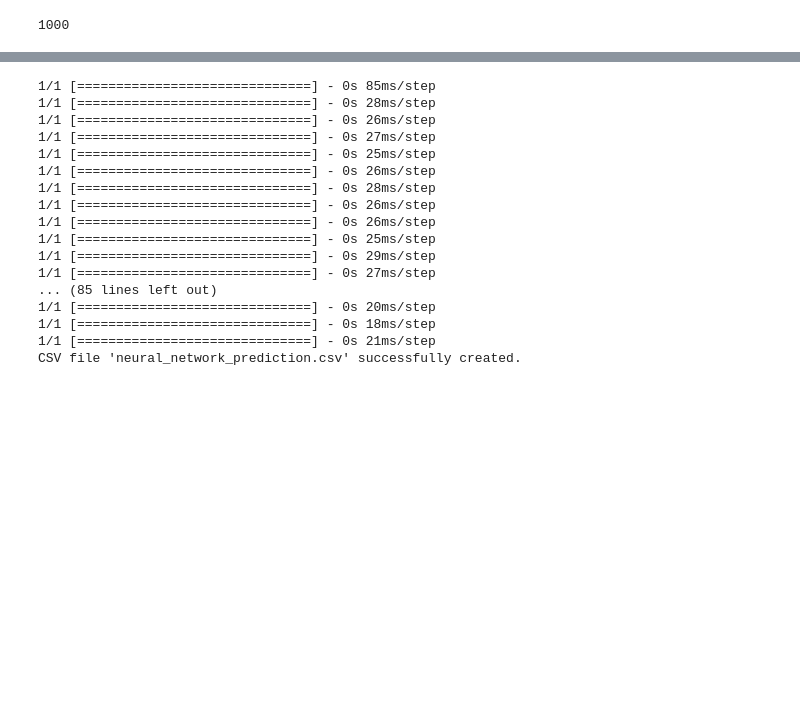
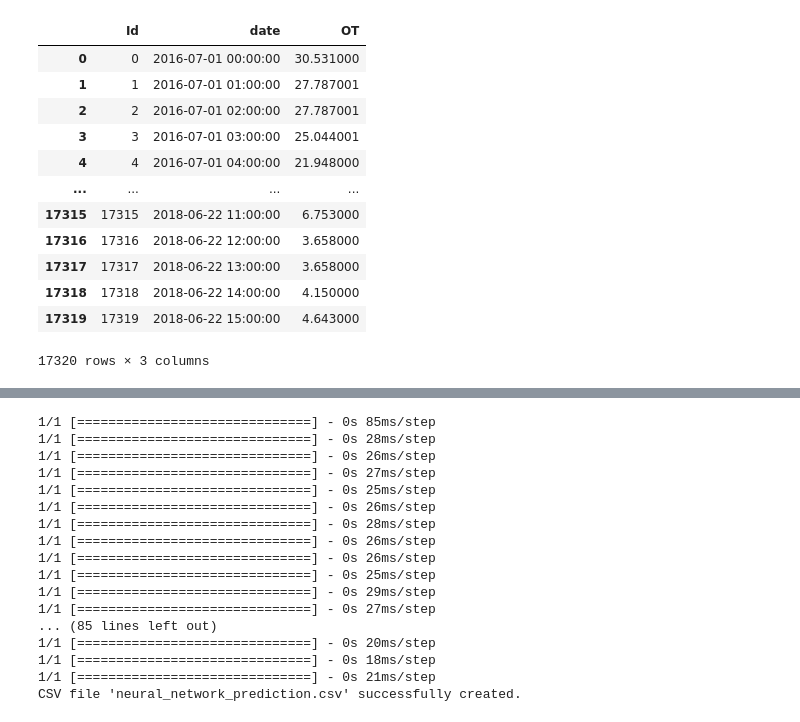
Before and after one commit to momoWantLearn/time_series_classification, a Jupyter notebook: neural_network.ipynb, the cells around one changed output, grey strips where cells are left out. Cells and saved outputs as stored; diff of their text form; code cells hidden in the pictures; blank space fills up the shorter version.

```diff
--- a/neural_network.ipynb
+++ b/neural_network.ipynb
@@ -73,5 +10,20 @@ for _ in range(100):
-# %%
-extracted_data = {cle: valeur for i, (cle, valeur) in enumerate(data.items()) if i >= len(data)-1000}
-print(len(extracted_data))
-# %% [output]
-1000
+# %%
+import pandas as pd
+
+df = pd.read_csv('ETTh1_without_missing.csv')
+df['date'] = pd.to_datetime(df['date'])
+df
+# %% [output]
+|  | Id | date | OT |
+| 0 | 0 | 2016-07-01 00:00:00 | 30.531000 |
+| 1 | 1 | 2016-07-01 01:00:00 | 27.787001 |
+| 2 | 2 | 2016-07-01 02:00:00 | 27.787001 |
+| 3 | 3 | 2016-07-01 03:00:00 | 25.044001 |
+| 4 | 4 | 2016-07-01 04:00:00 | 21.948000 |
+| ... | ... | ... | ... |
+| 17315 | 17315 | 2018-06-22 11:00:00 | 6.753000 |
+| 17316 | 17316 | 2018-06-22 12:00:00 | 3.658000 |
+| 17317 | 17317 | 2018-06-22 13:00:00 | 3.658000 |
+| 17318 | 17318 | 2018-06-22 14:00:00 | 4.150000 |
+| 17319 | 17319 | 2018-06-22 15:00:00 | 4.643000 |
+17320 rows × 3 columns
```
Also changed, not shown: parts of 8 cells of this notebook, 3 other files.
